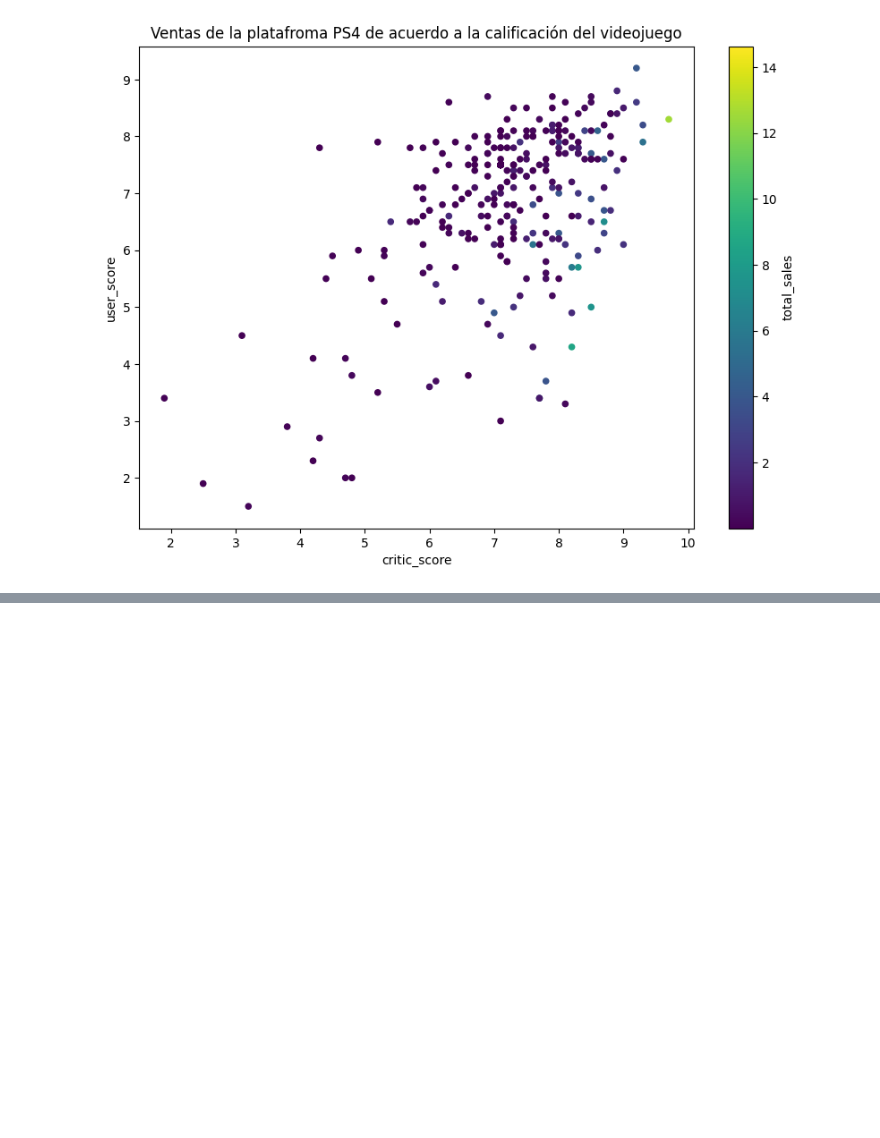
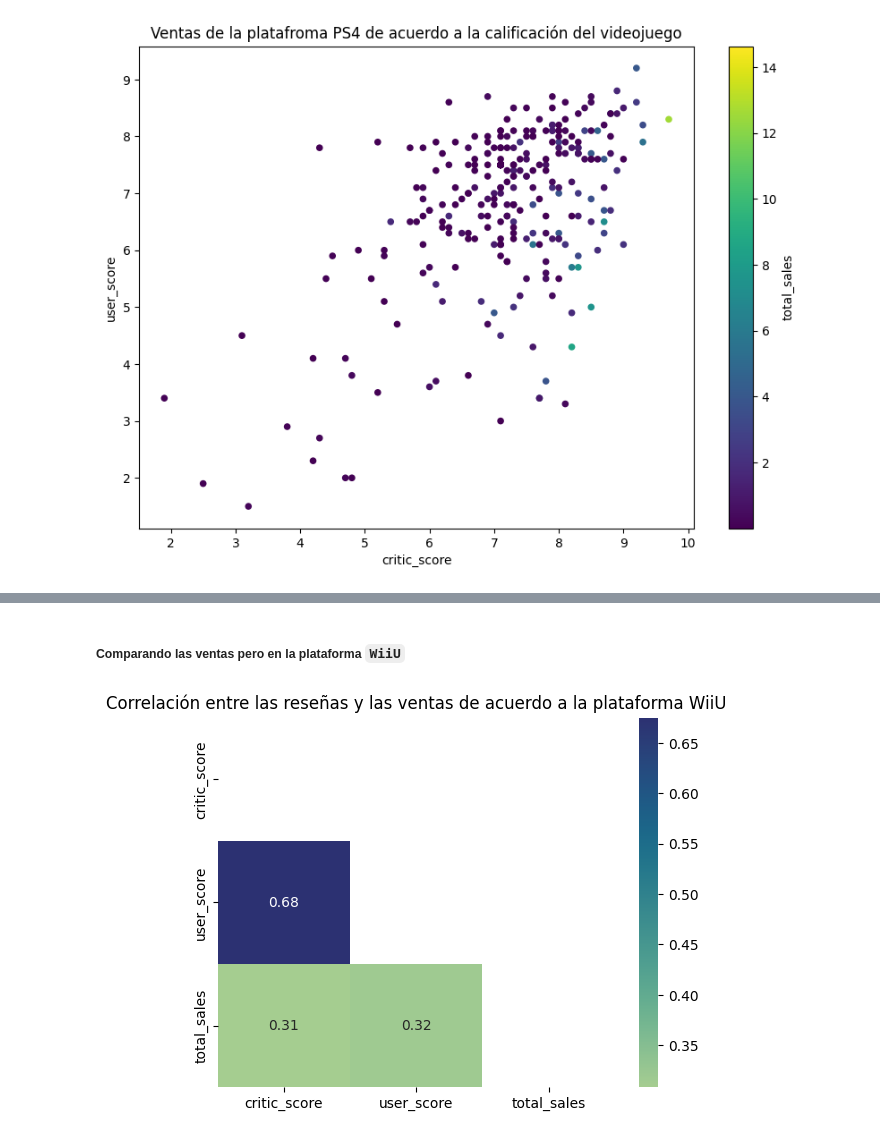
Before and after one commit to Car27VeP/AED_videojuegos, a Jupyter notebook: AED_games.ipynb, the cells around one changed output, grey strips where cells are left out. Cells and saved outputs as stored; diff of their text form; code cells hidden in the pictures; blank space fills up the shorter version.

```diff
--- a/AED_games.ipynb
+++ b/AED_games.ipynb
@@ -519,0 +603,14 @@ plt.show()
+# %% [markdown]
+##### Comparando las ventas pero en la plataforma `WiiU`
+# %%
+def corr_platform(data,platform,columns=[]):
+    mask = "@platform == platform"
+    data = data.query(mask)[columns]
+    heatmap_mask = np.triu(np.ones_like(data.corr()))
+    sns.heatmap(data.corr(), annot=True,cmap="crest",mask=heatmap_mask)
+    plt.title(f'Correlación entre las reseñas y las ventas de acuerdo a la plataforma {platform}')
+    plt.show()
+# %%
+corr_platform(df_games,'WiiU',['critic_score','user_score','total_sales'])
+# %% [output]
+[figure, added]
```
Also changed, not shown: parts of 26 cells of this notebook, 2 other files.
